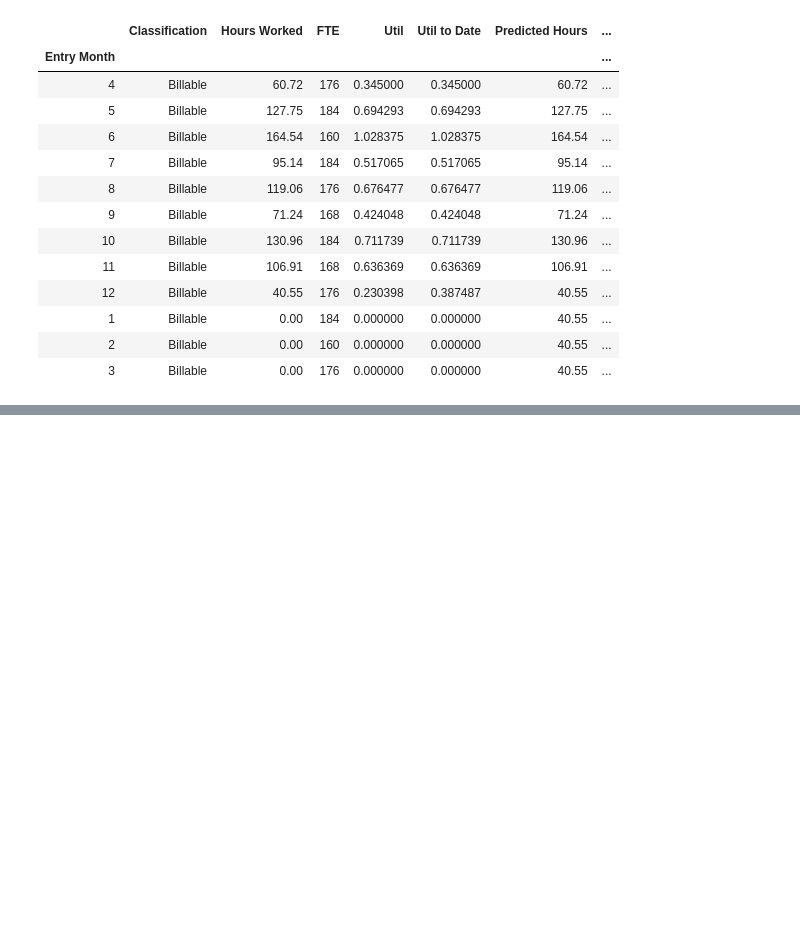
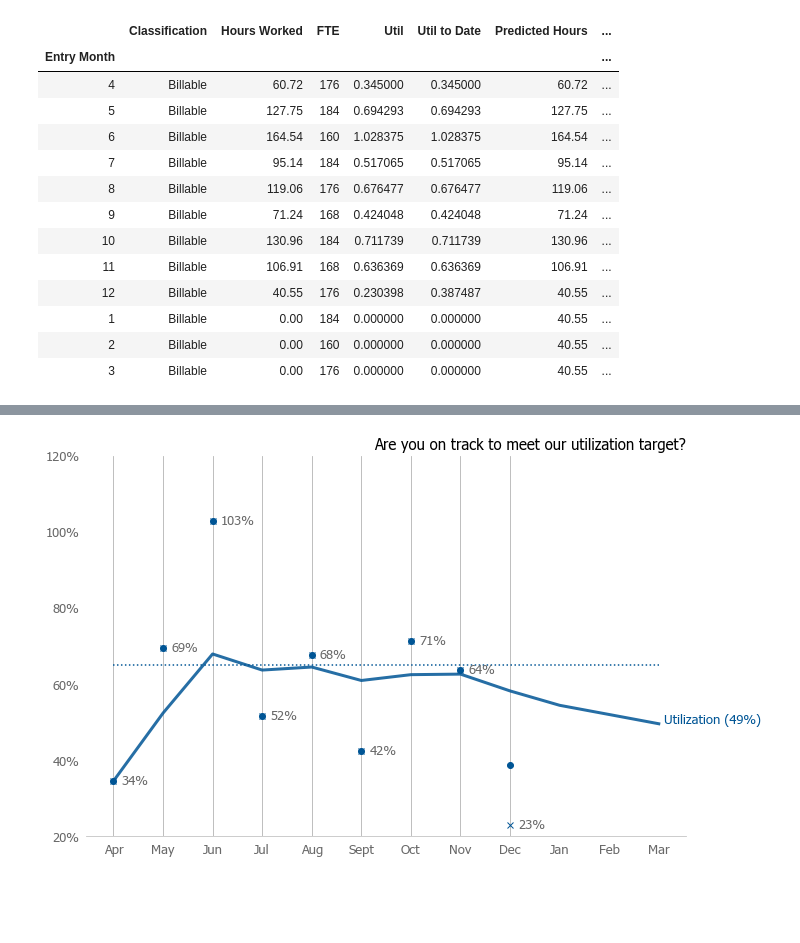
Before and after one commit to eanderson-ei/dev-env, a Jupyter notebook: notebooks/utilization-tracker.ipynb, the cells around one changed output, grey strips where cells are left out. Cells and saved outputs as stored; diff of their text form; code cells hidden in the pictures; blank space fills up the shorter version.

Commit message:
create utilization report on streamlit

```diff
--- a/notebooks/utilization-tracker.ipynb
+++ b/notebooks/utilization-tracker.ipynb
@@ -360,3 +360,5 @@ utilization
 | 1 | Billable | 0.00 | 184 | 0.000000 | 0.000000 | 40.55 | ... |
 | 2 | Billable | 0.00 | 160 | 0.000000 | 0.000000 | 40.55 | ... |
 | 3 | Billable | 0.00 | 176 | 0.000000 | 0.000000 | 40.55 | ... |
+# %%
+data = pd.read_excel('../data/utilization-tracker/restpoint_ea.xlsx')
@@ -362,0 +381,84 @@ utilization
+# %%
+plt.rcParams['font.sans-serif'] = 'Tahoma'
+plt.rcParams['font.family'] = 'sans-serif'
+plt.rcParams['font.size'] = 13
+
+util_color = '#005595'
+util_target = 65
+
+fig, ax1 = plt.subplots(figsize=[10.75,7])
+
+# Hide grid lines to denote prediction portion of graph, Note zorder must be specified
+# in fill_between call
+for i in [9, 10, 11]:
+    ax1.axes.axvline(i, color='white', linewidth=2)
+
+# Plot data
+ax1.plot(data['Expected Utilization']*100, color=util_color, linewidth=3, alpha=.85)
+
+# Plot actuals
+ax1.plot(data['Util']*100, color=util_color, marker='x', lw=0)
+
+# Plot projected
+ax1.plot(data['Util to Date']*100, color=util_color, marker='o', lw=0, alpha=1)
+
+# Plot targets
+ax1.plot([util_target]*12, color=util_color, linestyle='dotted')
+
+# Label actuals
+for x, y in zip(np.arange(0,12), data['Util']*100):
+    label = f'{y:.0f}%'
+    ax1.annotate(label,
+                 (x, y),
+                 textcoords="offset points",
+                 xytext=(8,0),
+                 ha='left',
+                va='center',
+                color = 'dimgrey')
+
+# Set title
+ax1.set_title('Are you on track to meet our utilization target?', loc='right', fontsize=15)
+
+# Adjust axes ranges
+ax1.set_ylim(20, 120)
+
+# Adjust number of labels
+ax1.yaxis.set_major_locator(plt.MaxNLocator(5))
+
+# Format y labels as percent
+ax1.yaxis.set_major_formatter(plt.FuncFormatter('{:.0f}%'.format))
+
+# Set x labels
+ax1.set_xticks(np.arange(0,12))
+ax1.set_xticklabels(data['Entry Month'])
+
+# Add grid Lines
+ax1.yaxis.grid(False)
+ax1.xaxis.grid(True)
+
+# Customize grid lines
+ax1.axes.grid(axis='x', linestyle='-')
+
+# Set below graph objects
+ax1.set_axisbelow(True)
+
+# Remove Axes ticks
+ax1.tick_params(axis='both', which='both', bottom=False, top=False, left=False, right=False)
+
+# Recolor axis labels
+ax1.tick_params(colors='dimgrey')
+
+# Remove axes spines
+ax1.spines['top'].set_visible(False)
+ax1.spines['left'].set_visible(False)
+ax1.spines['right'].set_visible(False)
+ax1.spines['bottom'].set_visible(True)
+ax1.spines['bottom'].set_color('silver')
+
+# Labels
+util_value = data.loc[data['Entry Month']=='Mar', 'Expected Utilization']*100
+ax1.text(11.1, util_value, f'Utilization ({int(util_value)}%)', color=util_color)
+
+plt.show()
+# %% [output]
+[figure, added]
```
Also changed, not shown: parts of 1 cell of this notebook, 2 other files.
